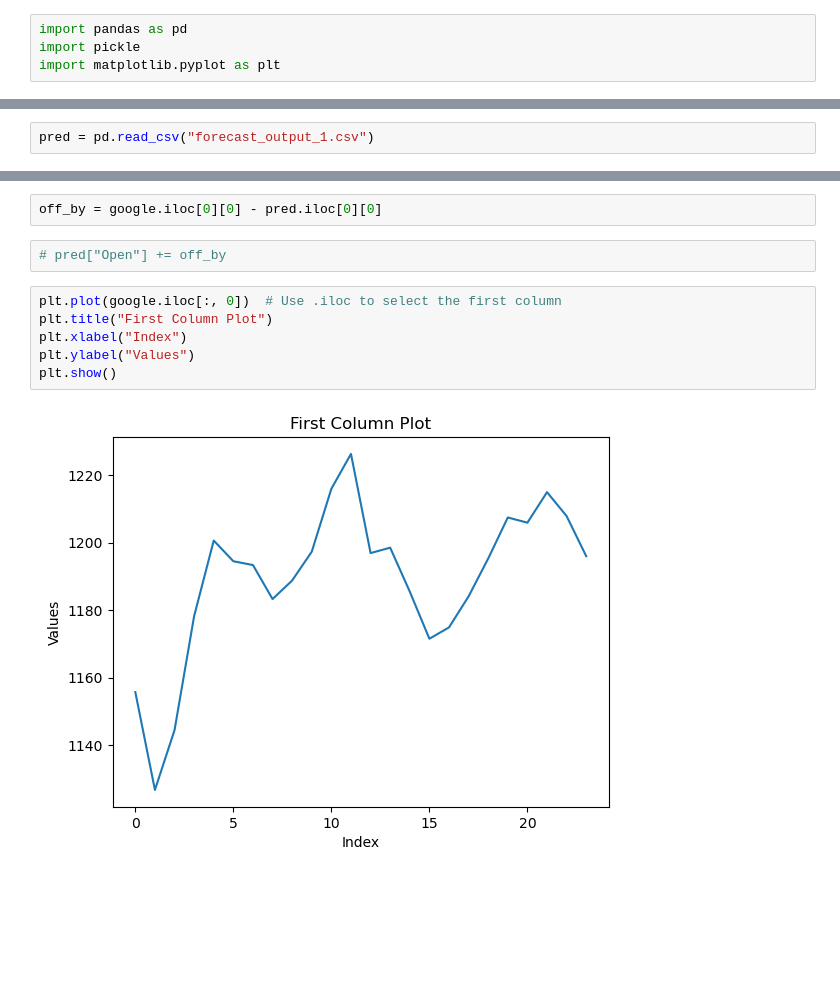
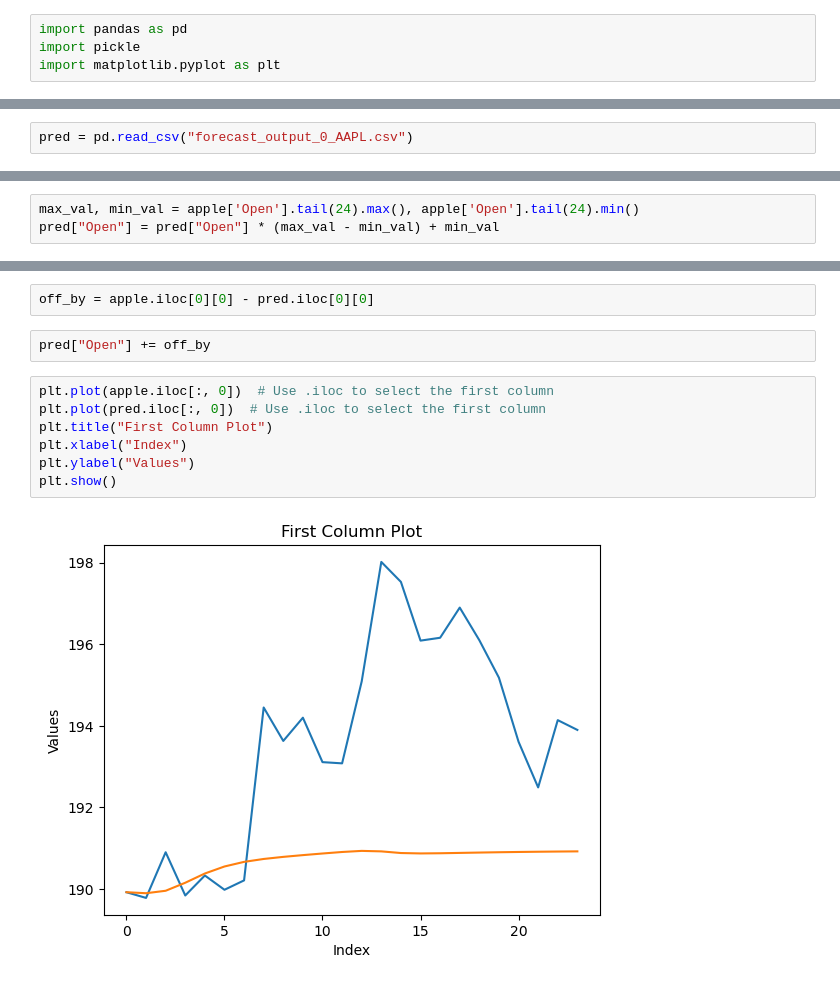
Before and after one commit to ethan-dsouza-dev/Quantico, a Jupyter notebook: timegan/timegan/data/convert-data.ipynb, the cells around one changed output, grey strips where cells are left out. Drawn from its saved outputs; the diff is of its cells as text; blank space fills up the shorter version.

```diff
--- a/timegan/timegan/data/convert-data.ipynb
+++ b/timegan/timegan/data/convert-data.ipynb
@@ -13,3 +8,3 @@ google = pd.read_csv("GOOGLE_BIG_last_24.csv")
 # %%
-pred = pd.read_csv("forecast_output_1.csv")
+pred = pd.read_csv("forecast_output_0_AAPL.csv")
 # %%
@@ -36,3 +28,6 @@ pred.head()
+# %%
+max_val, min_val = apple['Open'].tail(24).max(), apple['Open'].tail(24).min()
+pred["Open"] = pred["Open"] * (max_val - min_val) + min_val
 # %%
 pred.head()
 # %% [output]
@@ -45,12 +40,13 @@ pred.head()
 # %%
-off_by = google.iloc[0][0] - pred.iloc[0][0]
+off_by = apple.iloc[0][0] - pred.iloc[0][0]
 # %%
-# pred["Open"] += off_by
+pred["Open"] += off_by
 # %%
-plt.plot(google.iloc[:, 0])  # Use .iloc to select the first column
+plt.plot(apple.iloc[:, 0])  # Use .iloc to select the first column
+plt.plot(pred.iloc[:, 0])  # Use .iloc to select the first column
 plt.title("First Column Plot")
 plt.xlabel("Index")
 plt.ylabel("Values")
 plt.show()
 # %% [output]
-[figure, old version]
+[figure, new version]
```
Also changed, not shown: parts of 11 cells of this notebook, 8 other files.
